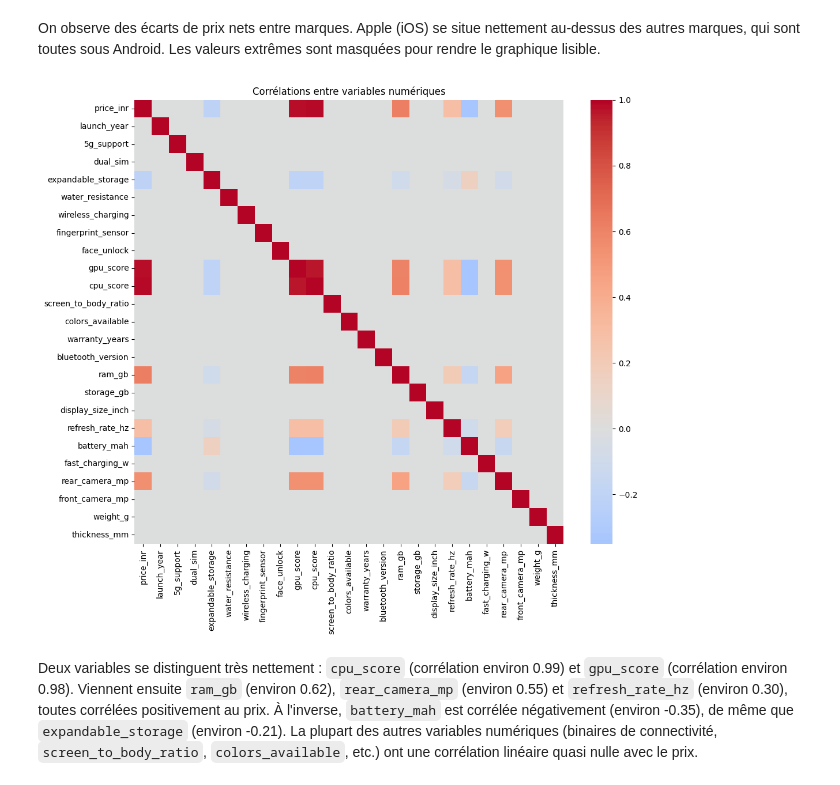
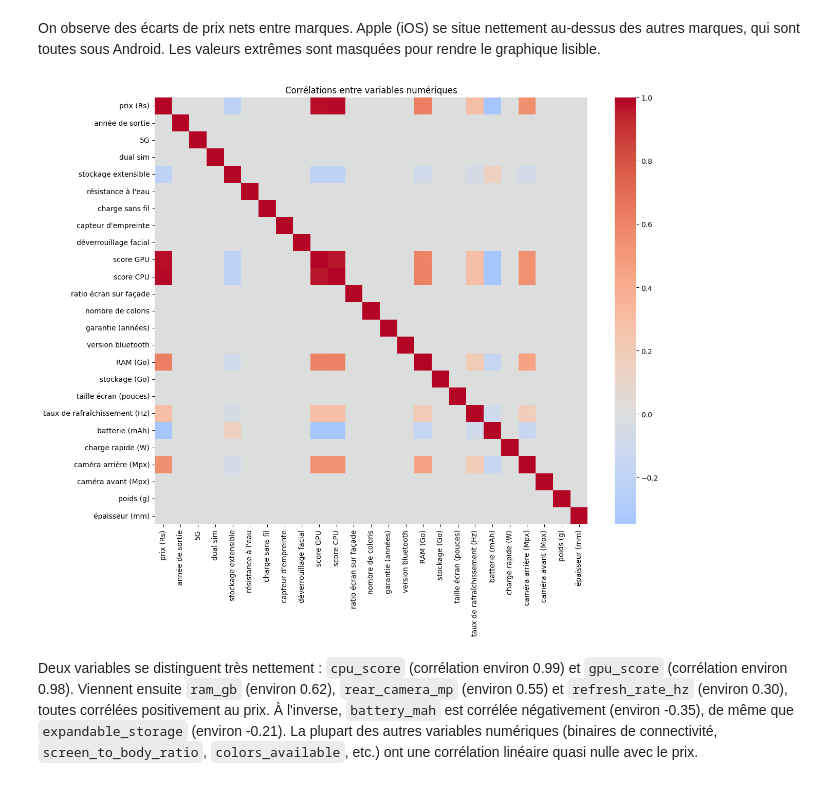
Before and after one commit to Tooom123/FTML, a Jupyter notebook: exercice6/exercice6_smartphones.ipynb, the cells around one changed output. Drawn from its saved outputs; the diff is of its cells as text; code cells hidden in the pictures.

```diff
--- a/exercice6/exercice6_smartphones.ipynb
+++ b/exercice6/exercice6_smartphones.ipynb
@@ -111,13 +111,17 @@ On observe des écarts de prix nets entre marques. Apple (iOS) se situe nettemen
 # %%
 num_cols_corr = df.select_dtypes(include="number").columns
 corr = df[num_cols_corr].corr()
 
-fig, ax = plt.subplots(figsize=(12, 10))
-sns.heatmap(corr, cmap="coolwarm", center=0, ax=ax)
+rename_map = {'price_inr': 'prix (Rs)', 'launch_year': 'année de sortie', '5g_support': '5G', 'dual_sim': 'dual sim', 'expandable_storage': 'stockage extensible', 'water_resistance': "résistance à l'eau", 'wireless_charging': 'charge sans fil', 'fingerprint_sensor': "capteur d'empreinte", 'face_unlock': 'déverrouillage facial', 'gpu_score': 'score GPU', 'cpu_score': 'score CPU', 'screen_to_body_ratio': 'ratio écran sur façade', 'colors_available': 'nombre de coloris', 'warranty_years': 'garantie (années)', 'bluetooth_version': 'version bluetooth', 'ram_gb': 'RAM (Go)', 'storage_gb': 'stockage (Go)', 'display_size_inch': 'taille écran (pouces)', 'refresh_rate_hz': 'taux de rafraîchissement (Hz)', 'battery_mah': 'batterie (mAh)', 'fast_charging_w': 'charge rapide (W)', 'rear_camera_mp': 'caméra arrière (Mpx)', 'front_camera_mp': 'caméra avant (Mpx)', 'weight_g': 'poids (g)', 'thickness_mm': 'épaisseur (mm)'}
+corr_labeled = corr.rename(index=rename_map, columns=rename_map)
+
+fig, ax = plt.subplots(figsize=(13, 11))
+sns.heatmap(corr_labeled, cmap="coolwarm", center=0, ax=ax)
 ax.set_title("Corrélations entre variables numériques")
+plt.tight_layout()
 plt.show()
 # %% [output]
-[figure, old version]
+[figure, new version]
 # %% [markdown]
 Deux variables se distinguent très nettement : `cpu_score` (corrélation environ 0.99) et `gpu_score` (corrélation environ 0.98). Viennent ensuite `ram_gb` (environ 0.62), `rear_camera_mp` (environ 0.55) et `refresh_rate_hz` (environ 0.30), toutes corrélées positivement au prix. À l'inverse, `battery_mah` est corrélée négativement (environ -0.35), de même que `expandable_storage` (environ -0.21). La plupart des autres variables numériques (binaires de connectivité, `screen_to_body_ratio`, `colors_available`, etc.) ont une corrélation linéaire quasi nulle avec le prix.
 # %%
```
Also changed, not shown: parts of 2 cells of this notebook, 25 other files.
